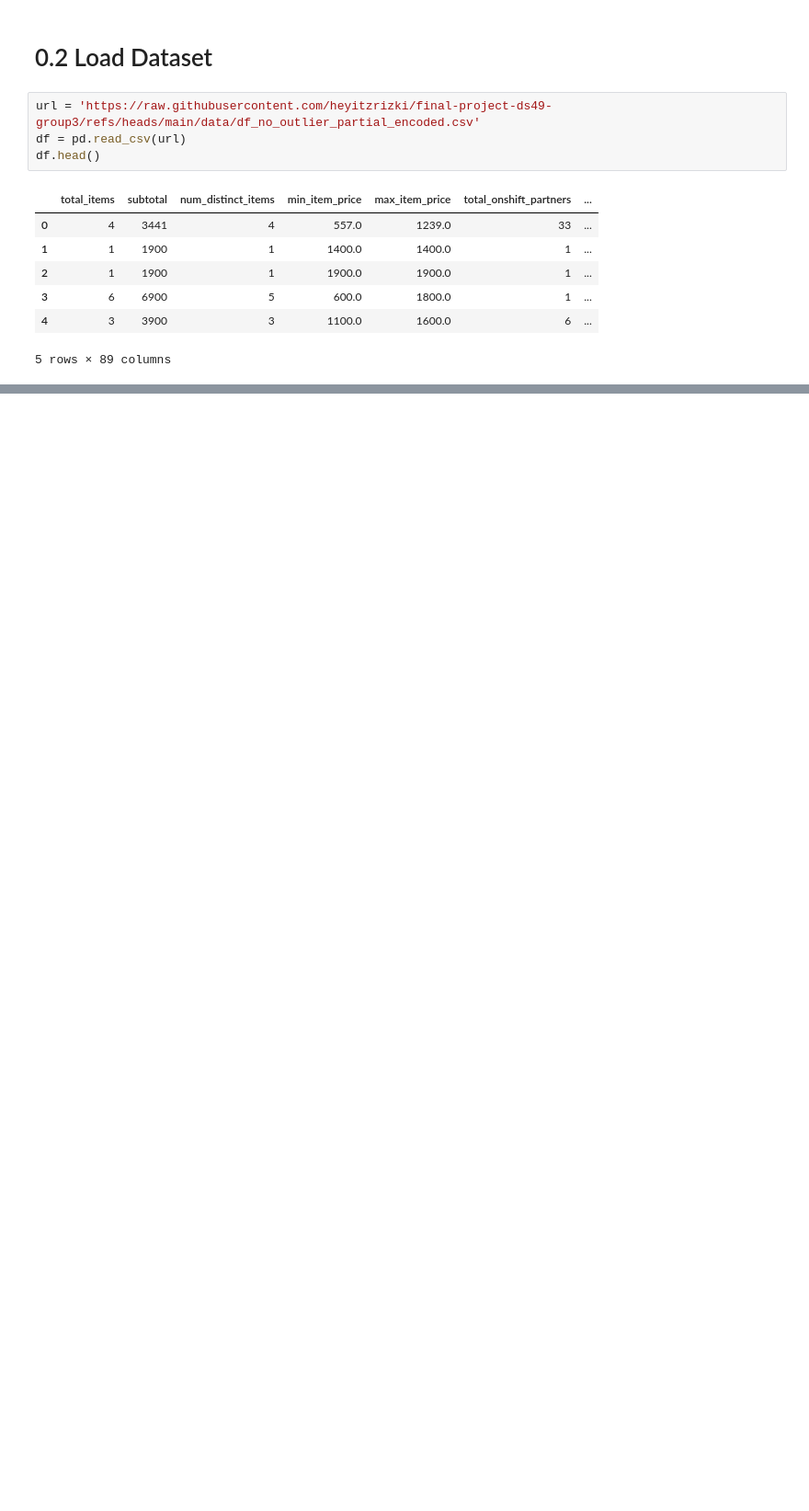
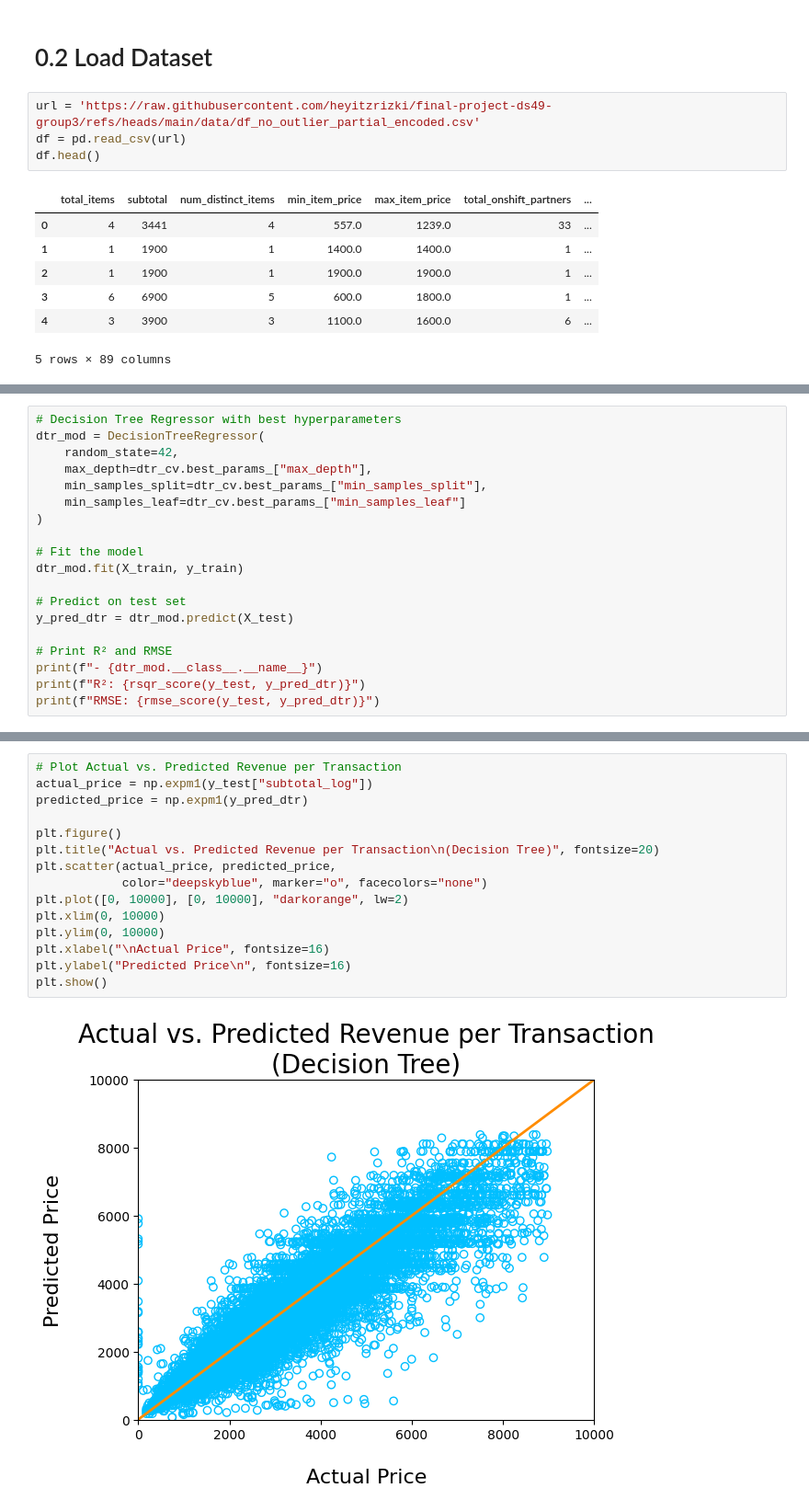
Before and after one commit to heyitzrizki/final-project-ds49-group3, a Jupyter notebook: modeling/Model_Development_no_outlier_partial.ipynb, the cells around one changed output, grey strips where cells are left out. Shown at 92% size. Drawn from its saved outputs; the diff is of its cells as text; blank space fills up the shorter version.

```diff
--- a/modeling/Model_Development_no_outlier_partial.ipynb
+++ b/modeling/Model_Development_no_outlier_partial.ipynb
@@ -20,0 +564,19 @@ df.head()
+# %%
+# Decision Tree Regressor with best hyperparameters
+dtr_mod = DecisionTreeRegressor(
+    random_state=42,
+    max_depth=dtr_cv.best_params_["max_depth"],
+    min_samples_split=dtr_cv.best_params_["min_samples_split"],
+    min_samples_leaf=dtr_cv.best_params_["min_samples_leaf"]
+)
+
+# Fit the model
+dtr_mod.fit(X_train, y_train)
+
+# Predict on test set
+y_pred_dtr = dtr_mod.predict(X_test)
+
+# Print R² and RMSE
+print(f"- {dtr_mod.__class__.__name__}")
+print(f"R²: {rsqr_score(y_test, y_pred_dtr)}")
+print(f"RMSE: {rmse_score(y_test, y_pred_dtr)}")
@@ -20,0 +592,17 @@ df.head()
+# %%
+# Plot Actual vs. Predicted Revenue per Transaction
+actual_price = np.expm1(y_test["subtotal_log"])
+predicted_price = np.expm1(y_pred_dtr)
+
+plt.figure()
+plt.title("Actual vs. Predicted Revenue per Transaction\n(Decision Tree)", fontsize=20)
+plt.scatter(actual_price, predicted_price,
+            color="deepskyblue", marker="o", facecolors="none")
+plt.plot([0, 10000], [0, 10000], "darkorange", lw=2)
+plt.xlim(0, 10000)
+plt.ylim(0, 10000)
+plt.xlabel("\nActual Price", fontsize=16)
+plt.ylabel("Predicted Price\n", fontsize=16)
+plt.show()
+# %% [output]
+[figure, added]
```
Also changed, not shown: parts of 59 cells of this notebook.
